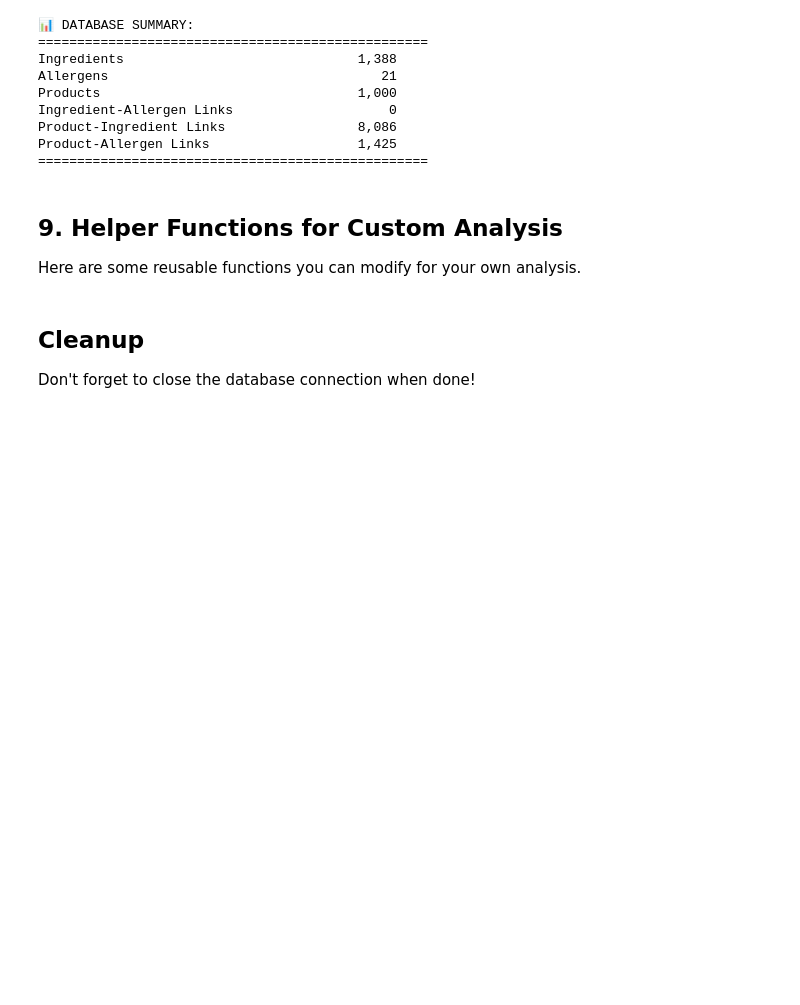
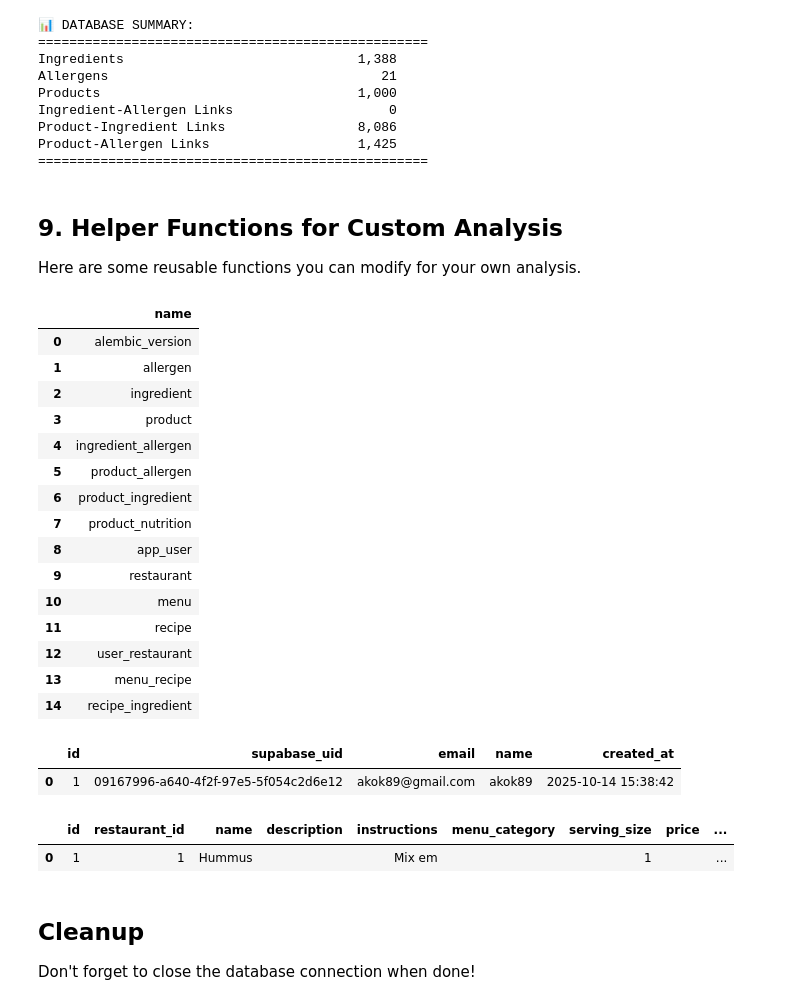
Before and after one commit to danielgavrilov/feeb, a Jupyter notebook: apps/api/explore_ingredient_data.ipynb, the cells around one changed output. Cells and saved outputs as stored; diff of their text form; code cells hidden in the pictures; blank space fills up the shorter version.

Commit message:
added recipe and restaurant tables, linked user to restaurant ID

```diff
--- a/apps/api/explore_ingredient_data.ipynb
+++ b/apps/api/explore_ingredient_data.ipynb
@@ -696,6 +689,47 @@ print("\nAvailable functions:")
 print("  - find_products_with_ingredient(ingredient_name)")
 print("  - analyze_product_allergens(product_name)")
 print("  - get_ingredient_details(ingredient_name)")
+# %%
+tables = pd.read_sql_query(
+    "SELECT name FROM sqlite_master WHERE type='table';",
+    conn
+)
+tables
+# %% [output]
+|  | name |
+| 0 | alembic_version |
+| 1 | allergen |
+| 2 | ingredient |
+| 3 | product |
+| 4 | ingredient_allergen |
+| 5 | product_allergen |
+| 6 | product_ingredient |
+| 7 | product_nutrition |
+| 8 | app_user |
+| 9 | restaurant |
+| 10 | menu |
+| 11 | recipe |
+| 12 | user_restaurant |
+| 13 | menu_recipe |
+| 14 | recipe_ingredient |
+# %%
+users = pd.read_sql_query(
+    "SELECT * FROM app_user",
+    conn
+)
+users
+# %% [output]
+|  | id | supabase_uid | email | name | created_at |
+| 0 | 1 | 09167996-a640-4f2f-97e5-5f054c2d6e12 | akok89@gmail.com | akok89 | 2025-10-14 15:38:42 |
+# %%
+recipes = pd.read_sql_query(
+    "SELECT * FROM recipe",
+    conn
+)
+recipes
+# %% [output]
+|  | id | restaurant_id | name | description | instructions | menu_category | serving_size | price | ... |
+| 0 | 1 | 1 | Hummus |  | Mix em |  | 1 |  | ... |
 # %%
 # Try out the helper functions! Uncomment to use:
 
```
Also changed, not shown: parts of 5 cells of this notebook, 20 other files.
